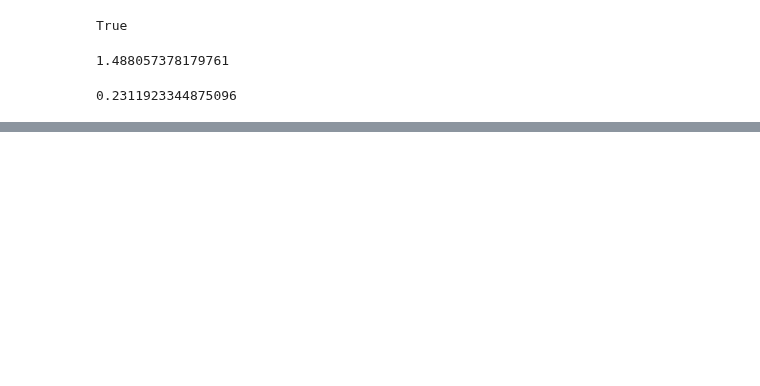
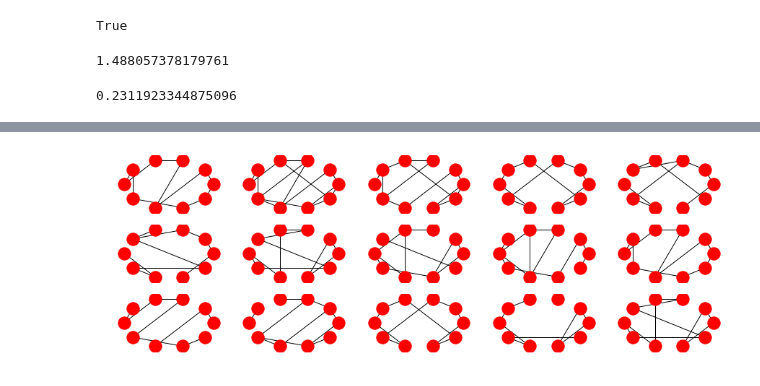
Before and after one commit to fdtomasi/regain, a Jupyter notebook: notebooks/graph-clustering/Cluster-based data generation.ipynb, the cells around one changed output, grey strips where cells are left out. Cells and saved outputs as stored; diff of their text form; code cells hidden in the pictures; blank space fills up the shorter version.

```diff
--- a/notebooks/graph-clustering/Cluster-based data generation.ipynb
+++ b/notebooks/graph-clustering/Cluster-based data generation.ipynb
@@ -88,0 +122,2 @@ matrix([[ 0.        , -0.21823748,  0.        ,  0.        ,  0.        ,
+# %%
+thetas, samples, covs, clusters_reps, pos= make_datasets(n_obs=10, degree=2, clusters=3, T=15, repetitions=False)
@@ -88,0 +139,13 @@ matrix([[ 0.        , -0.21823748,  0.        ,  0.        ,  0.        ,
+# %%
+fig, axs = plt.subplots(3,5, figsize=(15,5))
+colors = ['red', 'red', 'red', 'blue', 'blue', 'blue']
+k = 0
+for i in range(3):
+    for j in range(5):
+        g = nx.from_numpy_array(thetas[k])
+        nx.draw_circular(g, ax=axs[i, j])
+        k+=1
+#plt.savefig("cluster_representative.png", transparent=True, dpi=200, bbox_inches='tight')
+plt.show()
+# %% [output]
+[figure, added]
```
Also changed, not shown: parts of 15 cells of this notebook, 1 other file.
